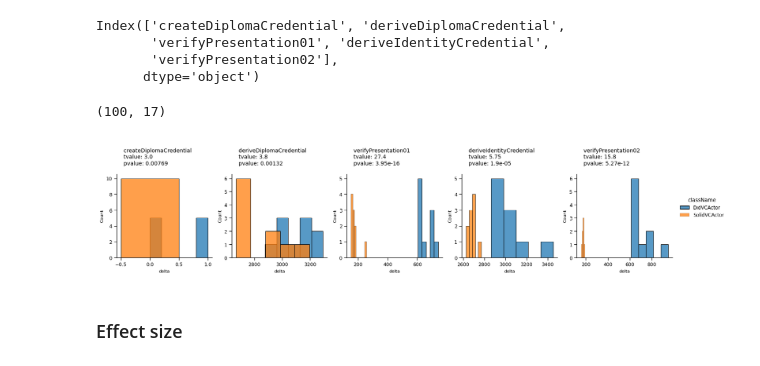
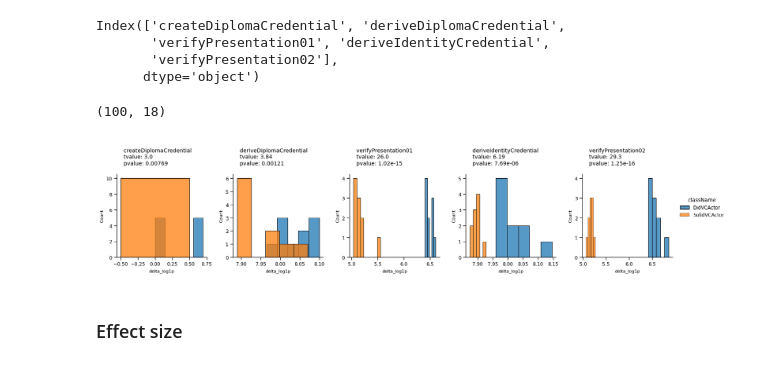
Before and after one commit to SolidLabResearch/pseudonymity-demo, a Jupyter notebook: profiling-report.ipynb, the cells around one changed output. Drawn from its saved outputs; the diff is of its cells as text; code cells hidden in the pictures.

```diff
--- a/profiling-report.ipynb
+++ b/profiling-report.ipynb
@@ -177,6 +178,9 @@ df_tl.set_index(['idx_report','idx_step'],inplace=True)
 # sanity check: assert that the same number of samples, for each group!
 assert df_tl.groupby(['actorTag','className','actorStep']).count().stack().value_counts(dropna=False).shape[0] == 1
 
+# Add log-transformed delta column
+df_tl['delta_log1p'] = df_tl.delta.apply(np.log1p)
+
 df_tl.to_csv(os.path.join(DIR_REPORT, 'df_task-level.csv'))
 # %%
 display(df_tl.head(3))
@@ -228,5 +233,7 @@ df_stepname_order
 | 180 | 9 | createPresentation02 | alice | alice.createPresentation02 | phase-2 |
 | 200 | 10 | signPresentation02 | alice | alice.signPresentation02 | phase-2 |
 | 220 | 11 | verifyPresentation02 | recruiter | recruiter.verifyPresentation02 | phase-2 |
+# %%
+VAR_X = 'delta_log1p'
 # %%
 kwargs_violinplot = dict(
@@ -469,7 +469,7 @@ Reminder
 - H0: There is no significant difference in performance between the two software implementations.
 - H1: There is a significant difference in performance between the two software implementations.
 # %%
-_var = 'delta'
+_var = VAR_X
 ttr_ind_per_step = {}
 # destructure group key and group dfs
 k_a, df_a = A
@@ -524,25 +524,25 @@ Index(['createDiplomaCredential', 'deriveDiplomaCredential',
 df_tl_sig_diff = df_tl[df_tl.stepName.apply(lambda n: n in steps_with_sig_diff)]
 df_tl_sig_diff.shape
 # %% [output]
-(100, 17)
+(100, 18)
 # %%
 g = sns.FacetGrid(df_tl_sig_diff,col='stepName',legend_out=True, hue='className',sharex=False, sharey=False)
 
-g = g.map_dataframe(sns.histplot, x='delta',)
+g = g.map_dataframe(sns.histplot, x=VAR_X,)
 g.add_legend()
 
 for c in g.col_names:
     s = df_test_results.loc[c]
 
     g.axes_dict[c].set_title('',loc='center')
     txt_stats = f'''
     {c}
     tvalue: {s["tvalue"]:.3}
     pvalue: {s["pvalue"]:.3}
     '''
     g.axes_dict[c].set_title(txt_stats,loc='left')
 # %% [output]
-[figure, old version]
+[figure, new version]
 # %% [markdown]
 ### Effect size
 # %% [markdown]
```
Also changed, not shown: parts of 17 cells of this notebook.
